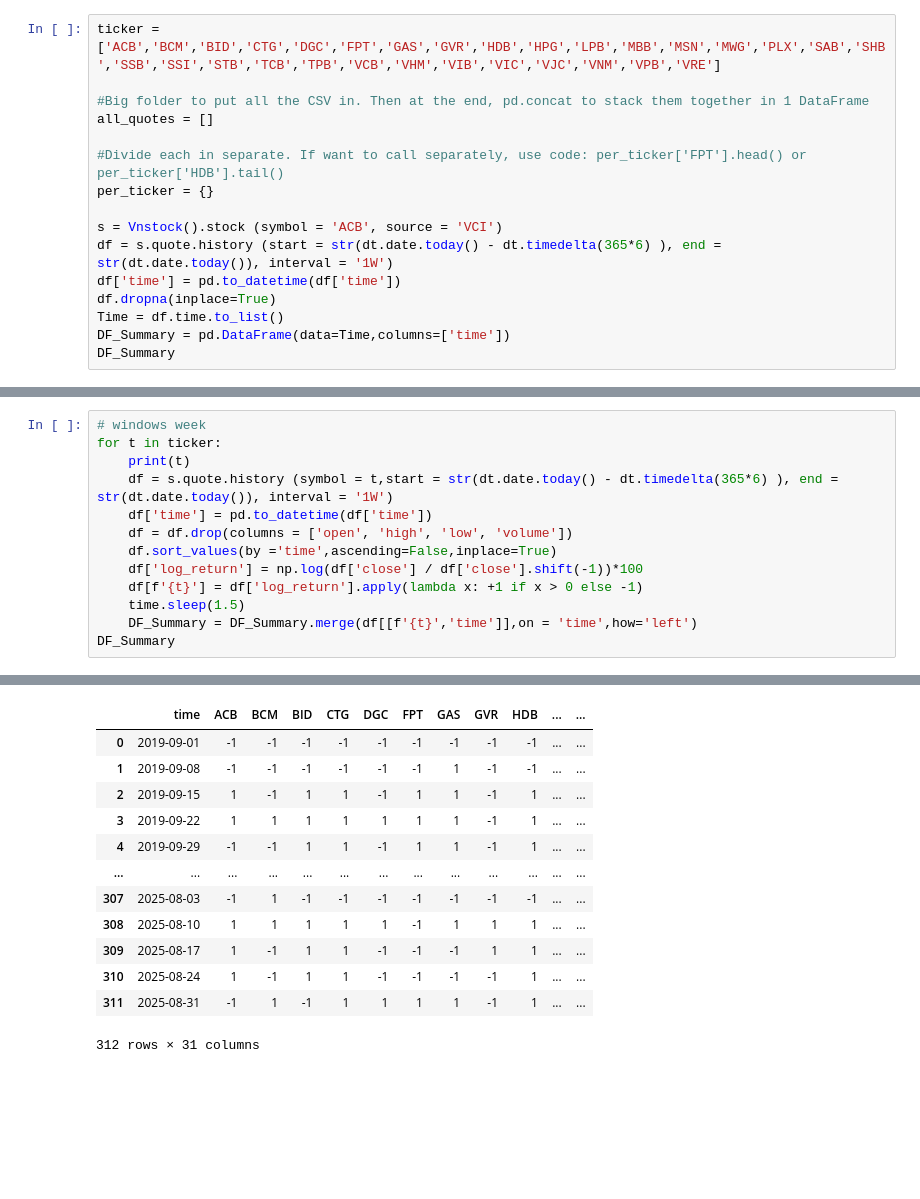
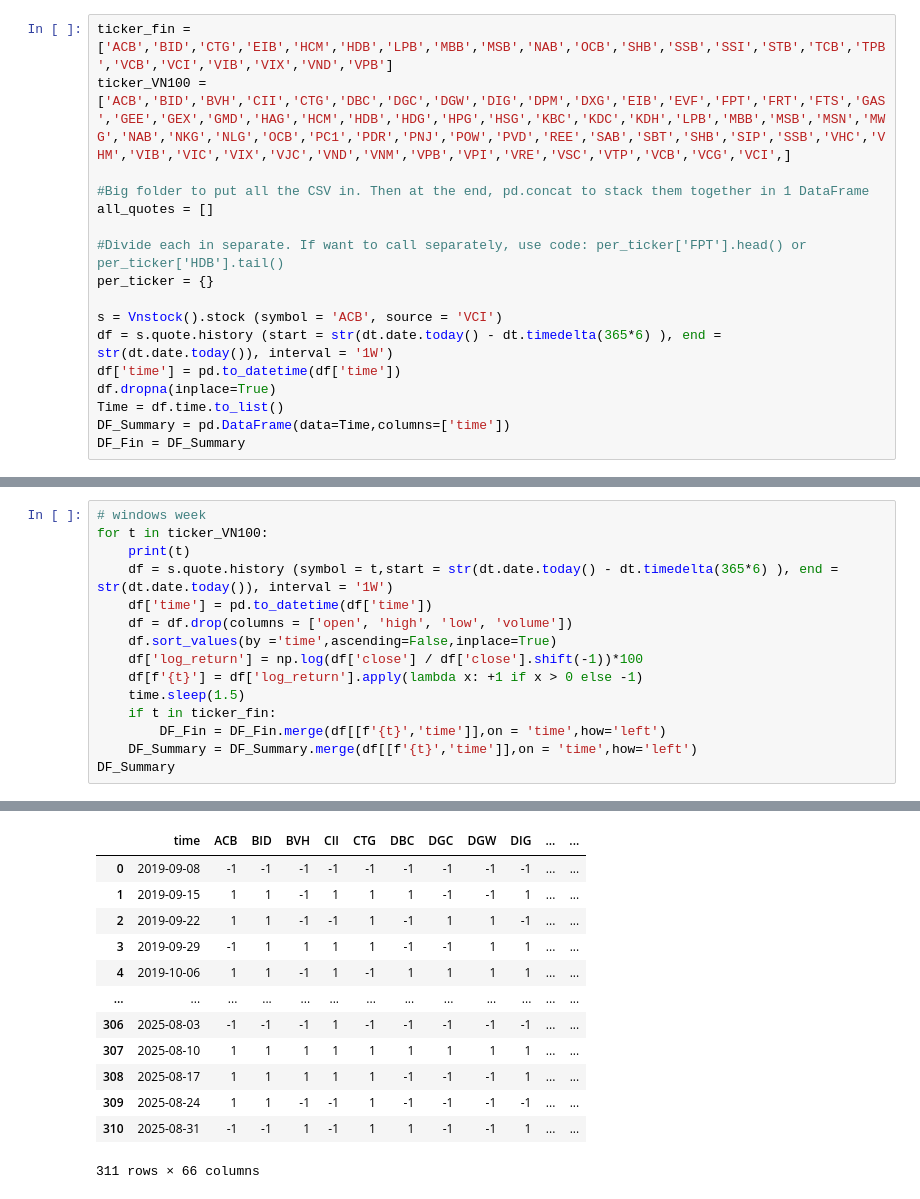
Before and after one commit to minhphuongngo2003-main/Work-Laptop, a Jupyter notebook: Advance Decline Line (AD Line).ipynb, the cells around one changed output, grey strips where cells are left out. Saved outputs shown, nothing was run; the diff lists cells and outputs as text; blank space fills up the shorter version.

```diff
--- a/Advance Decline Line (AD Line).ipynb
+++ b/Advance Decline Line (AD Line).ipynb
@@ -8,7 +9,8 @@ import datetime as dt
 import time
 import matplotlib.pyplot as plt
 # %%
-ticker = ['ACB','BCM','BID','CTG','DGC','FPT','GAS','GVR','HDB','HPG','LPB','MBB','MSN','MWG','PLX','SAB','SHB','SSB','SSI','STB','TCB','TPB','VCB','VHM','VIB','VIC','VJC','VNM','VPB','VRE']
+ticker_fin = ['ACB','BID','CTG','EIB','HCM','HDB','LPB','MBB','MSB','NAB','OCB','SHB','SSB','SSI','STB','TCB','TPB','VCB','VCI','VIB','VIX','VND','VPB']
+ticker_VN100 = ['ACB','BID','BVH','CII','CTG','DBC','DGC','DGW','DIG','DPM','DXG','EIB','EVF','FPT','FRT','FTS','GAS','GEE','GEX','GMD','HAG','HCM','HDB','HDG','HPG','HSG','KBC','KDC','KDH','LPB','MBB','MSB','MSN','MWG','NAB','NKG','NLG','OCB','PC1','PDR','PNJ','POW','PVD','REE','SAB','SBT','SHB','SIP','SSB','VHC','VHM','VIB','VIC','VIX','VJC','VND','VNM','VPB','VPI','VRE','VSC','VTP','VCB','VCG','VCI',]
 
 #Big folder to put all the CSV in. Then at the end, pd.concat to stack them together in 1 DataFrame
 all_quotes = []
@@ -22,4 +24,4 @@ df['time'] = pd.to_datetime(df['time'])
 df.dropna(inplace=True)
 Time = df.time.to_list()
 DF_Summary = pd.DataFrame(data=Time,columns=['time'])
-DF_Summary
+DF_Fin = DF_Summary
@@ -40,6 +28,6 @@ DF_Summary
 # %%
 # windows week
-for t in ticker:
+for t in ticker_VN100:
     print(t)
     df = s.quote.history (symbol = t,start = str(dt.date.today() - dt.timedelta(365*6) ), end = str(dt.date.today()), interval = '1W')
     df['time'] = pd.to_datetime(df['time'])
@@ -48,6 +36,8 @@ for t in ticker:
     df['log_return'] = np.log(df['close'] / df['close'].shift(-1))*100
     df[f'{t}'] = df['log_return'].apply(lambda x: +1 if x > 0 else -1)
     time.sleep(1.5)
+    if t in ticker_fin:
+        DF_Fin = DF_Fin.merge(df[[f'{t}','time']],on = 'time',how='left')
     DF_Summary = DF_Summary.merge(df[[f'{t}','time']],on = 'time',how='left')
 DF_Summary
 # %% [output]
@@ -71,16 +61,16 @@ VRE
-|  | time | ACB | BCM | BID | CTG | DGC | FPT | GAS | GVR | HDB | ... | ... |
-| 0 | 2019-09-01 | -1 | -1 | -1 | -1 | -1 | -1 | -1 | -1 | -1 | ... | ... |
-| 1 | 2019-09-08 | -1 | -1 | -1 | -1 | -1 | -1 | 1 | -1 | -1 | ... | ... |
-| 2 | 2019-09-15 | 1 | -1 | 1 | 1 | -1 | 1 | 1 | -1 | 1 | ... | ... |
-| 3 | 2019-09-22 | 1 | 1 | 1 | 1 | 1 | 1 | 1 | -1 | 1 | ... | ... |
-| 4 | 2019-09-29 | -1 | -1 | 1 | 1 | -1 | 1 | 1 | -1 | 1 | ... | ... |
+|  | time | ACB | BID | BVH | CII | CTG | DBC | DGC | DGW | DIG | ... | ... |
+| 0 | 2019-09-08 | -1 | -1 | -1 | -1 | -1 | -1 | -1 | -1 | -1 | ... | ... |
+| 1 | 2019-09-15 | 1 | 1 | -1 | 1 | 1 | 1 | -1 | -1 | 1 | ... | ... |
+| 2 | 2019-09-22 | 1 | 1 | -1 | -1 | 1 | -1 | 1 | 1 | -1 | ... | ... |
+| 3 | 2019-09-29 | -1 | 1 | 1 | 1 | 1 | -1 | -1 | 1 | 1 | ... | ... |
+| 4 | 2019-10-06 | 1 | 1 | -1 | 1 | -1 | 1 | 1 | 1 | 1 | ... | ... |
 | ... | ... | ... | ... | ... | ... | ... | ... | ... | ... | ... | ... | ... |
-| 307 | 2025-08-03 | -1 | 1 | -1 | -1 | -1 | -1 | -1 | -1 | -1 | ... | ... |
-| 308 | 2025-08-10 | 1 | 1 | 1 | 1 | 1 | -1 | 1 | 1 | 1 | ... | ... |
-| 309 | 2025-08-17 | 1 | -1 | 1 | 1 | -1 | -1 | -1 | 1 | 1 | ... | ... |
-| 310 | 2025-08-24 | 1 | -1 | 1 | 1 | -1 | -1 | -1 | -1 | 1 | ... | ... |
-| 311 | 2025-08-31 | -1 | 1 | -1 | 1 | 1 | 1 | 1 | -1 | 1 | ... | ... |
+| 306 | 2025-08-03 | -1 | -1 | -1 | 1 | -1 | -1 | -1 | -1 | -1 | ... | ... |
+| 307 | 2025-08-10 | 1 | 1 | 1 | 1 | 1 | 1 | 1 | 1 | 1 | ... | ... |
+| 308 | 2025-08-17 | 1 | 1 | 1 | 1 | 1 | -1 | -1 | -1 | 1 | ... | ... |
+| 309 | 2025-08-24 | 1 | 1 | -1 | -1 | 1 | -1 | -1 | -1 | -1 | ... | ... |
+| 310 | 2025-08-31 | -1 | -1 | 1 | -1 | 1 | 1 | -1 | -1 | 1 | ... | ... |
-312 rows × 31 columns
+311 rows × 66 columns
 # %%
 DF_Summary.set_index('time',inplace=True)
 DF_Summary.fillna(0,inplace=True)
```
Also changed, not shown: parts of 14 cells of this notebook, 1 other file.
